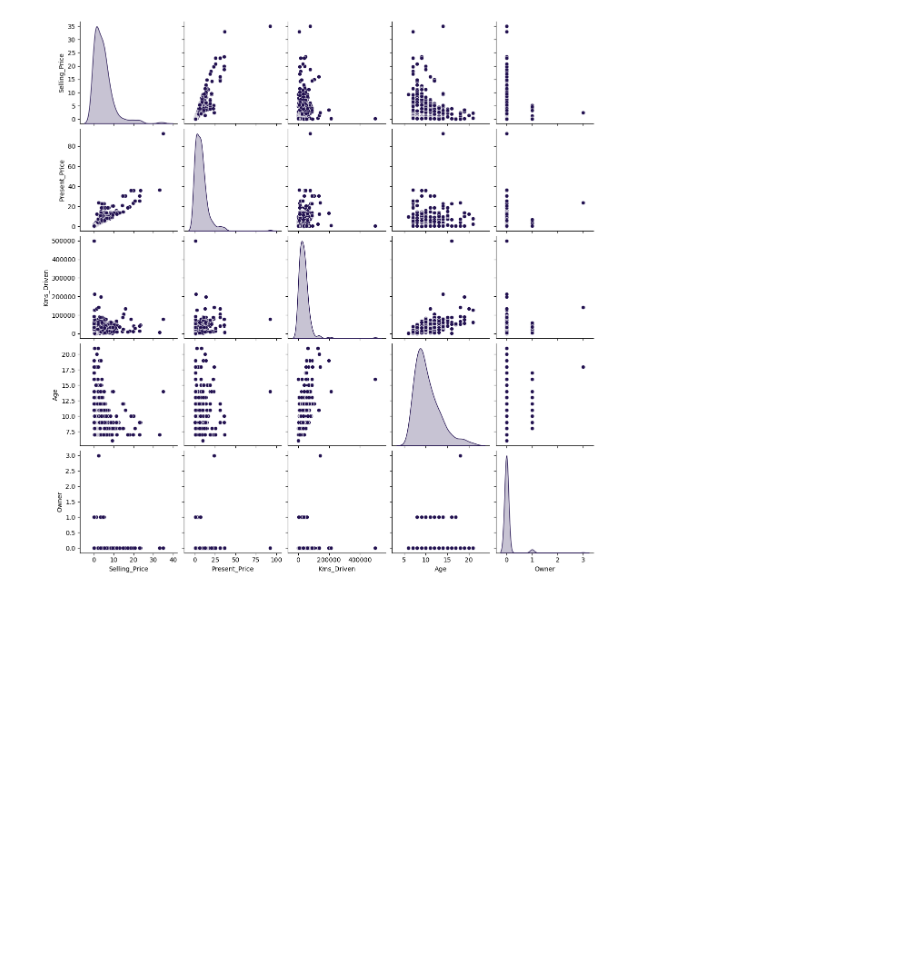
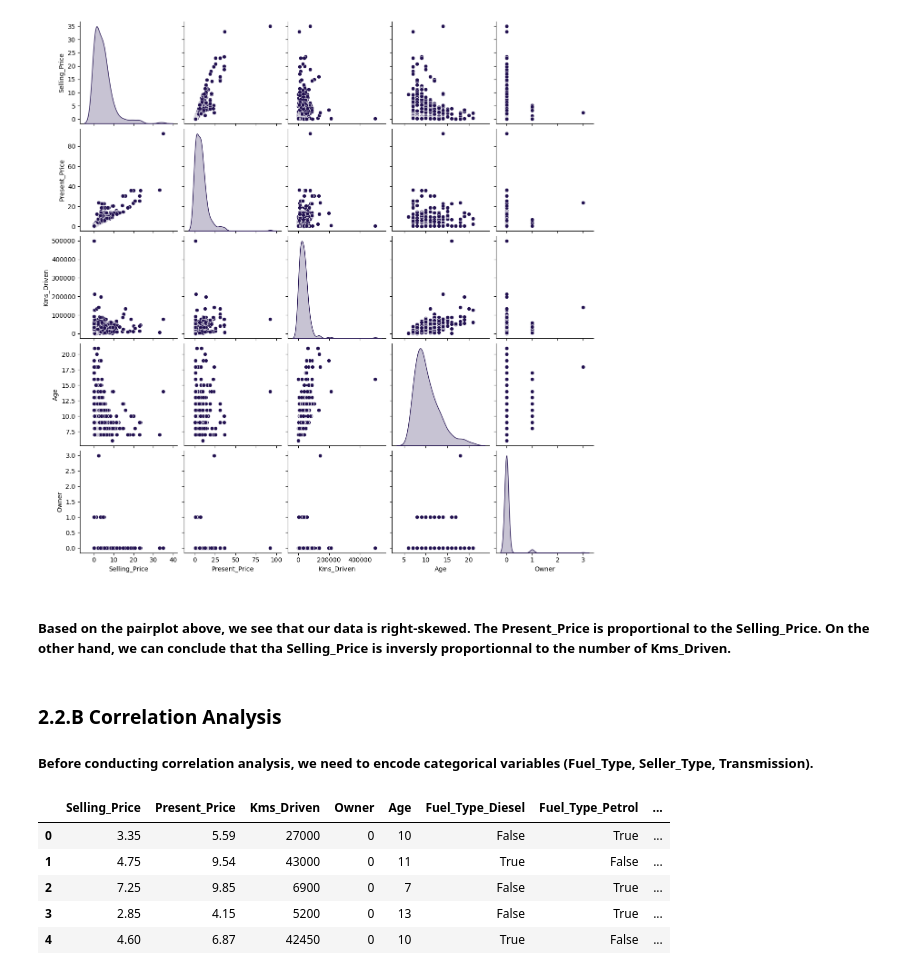
Before and after one commit to youzaina001/ML_supervised, a Jupyter notebook: Simple_Linear_Regression_sklearn.ipynb, the cells around one changed output. Cells and saved outputs as stored; diff of their text form; code cells hidden in the pictures; blank space fills up the shorter version.

```diff
--- a/Simple_Linear_Regression_sklearn.ipynb
+++ b/Simple_Linear_Regression_sklearn.ipynb
@@ -266,3 +268,21 @@ sb.pairplot(db[numerical_columns], diag_kind='kde')
 plt.show()
 # %% [output]
 [figure]
+# %% [markdown]
+##### Based on the pairplot above, we see that our data is right-skewed. The Present_Price is proportional to the Selling_Price. On the other hand, we can conclude that tha Selling_Price is inversly proportionnal to the number of Kms_Driven.
+# %% [markdown]
+### **2.2.B Correlation Analysis**
+
+##### Before conducting correlation analysis, we need to encode categorical variables (Fuel_Type, Seller_Type, Transmission).
+# %%
+# Perform dummy encoding on categorical columns
+db_encoded = pd.get_dummies(db, columns=['Fuel_Type', 'Seller_Type','Transmission'], drop_first=True)
+
+db_encoded.head()
+# %% [output]
+|  | Selling_Price | Present_Price | Kms_Driven | Owner | Age | Fuel_Type_Diesel | Fuel_Type_Petrol | ... |
+| 0 | 3.35 | 5.59 | 27000 | 0 | 10 | False | True | ... |
+| 1 | 4.75 | 9.54 | 43000 | 0 | 11 | True | False | ... |
+| 2 | 7.25 | 9.85 | 6900 | 0 | 7 | False | True | ... |
+| 3 | 2.85 | 4.15 | 5200 | 0 | 13 | False | True | ... |
+| 4 | 4.60 | 6.87 | 42450 | 0 | 10 | True | False | ... |
```
Also changed, not shown: parts of 11 cells of this notebook.
